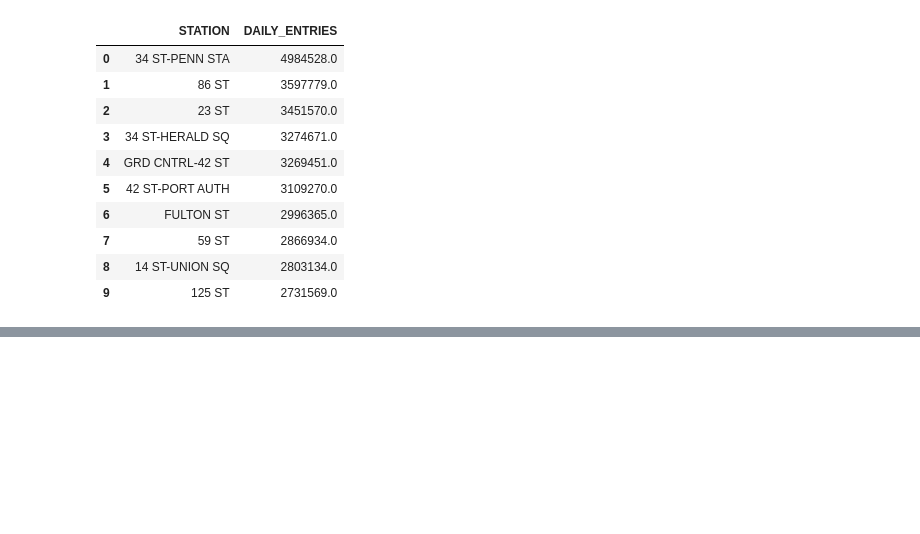
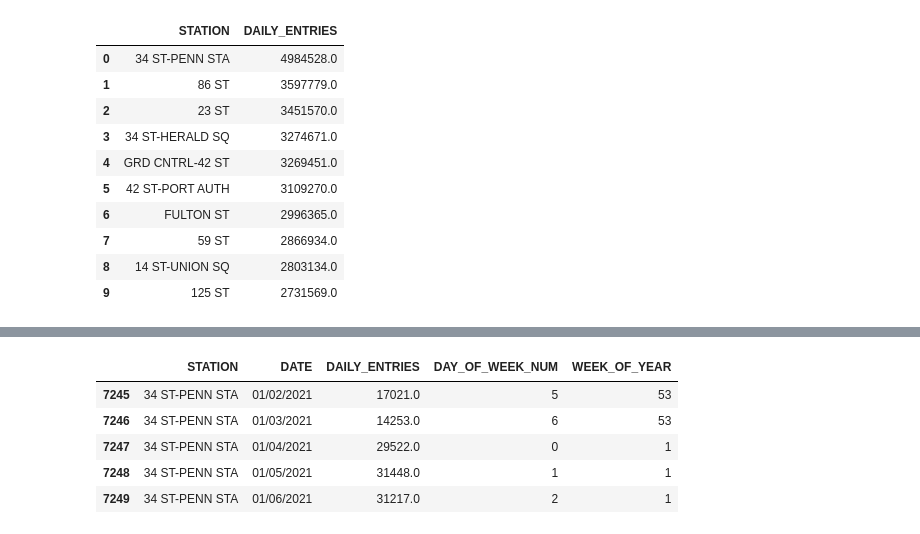
Before and after one commit to luongtruong77/EDA-project, a Jupyter notebook: EDA-project.ipynb, the cells around one changed output, grey strips where cells are left out. Saved outputs shown, nothing was run; the diff lists cells and outputs as text; code cells hidden in the pictures; blank space fills up the shorter version.

```diff
--- a/EDA-project.ipynb
+++ b/EDA-project.ipynb
@@ -475,3 +430,0 @@ The percentage of these rows compaired to the whole dataset is 0.5%
-# %%
-# Let's drop those rows
-df_daily = df_daily.drop(df_daily[df_daily.DAILY_ENTRIES > outlier_threshold].index)
@@ -597,0 +594,15 @@ plt.show()
+# %%
+#Filter out df for 34 st station
+station_daily_34_st = station_daily[station_daily.STATION == "34 ST-PENN STA"]
+
+#Dropping potential outliers
+drop_outlier(station_daily_34_st)
+
+#Plotting the figure
+plt.figure(figsize=(10,4))
+plt.plot(station_daily_34_st['DATE'], station_daily_34_st['DAILY_ENTRIES'])
+plt.ylabel('# of Entries')
+plt.xlabel('Date')
+plt.xticks([])
+plt.title('Daily Entries for 34 St-Penn Station')
+plt.show()
@@ -597,0 +613,9 @@ plt.show()
+# %%
+station_daily_34_st.drop(station_daily_34_st[station_daily_34_st.DAILY_ENTRIES > 100000].index, inplace=True)
+plt.figure(figsize=(10,4))
+plt.plot(station_daily_34_st['DATE'], station_daily_34_st['DAILY_ENTRIES'])
+plt.ylabel('# of Entries')
+plt.xlabel('Date')
+plt.xticks([])
+plt.title('Daily Entries for 34 St-Penn Station')
+plt.show()
@@ -597,0 +624,11 @@ plt.show()
+# %%
+station_daily_34_st['DAY_OF_WEEK_NUM'] = pd.to_datetime(station_daily_34_st['DATE']).dt.dayofweek
+station_daily_34_st['WEEK_OF_YEAR'] = pd.to_datetime(station_daily_34_st['DATE']).dt.week
+station_daily_34_st.head()
+# %% [output]
+|  | STATION | DATE | DAILY_ENTRIES | DAY_OF_WEEK_NUM | WEEK_OF_YEAR |
+| 7245 | 34 ST-PENN STA | 01/02/2021 | 17021.0 | 5 | 53 |
+| 7246 | 34 ST-PENN STA | 01/03/2021 | 14253.0 | 6 | 53 |
+| 7247 | 34 ST-PENN STA | 01/04/2021 | 29522.0 | 0 | 1 |
+| 7248 | 34 ST-PENN STA | 01/05/2021 | 31448.0 | 1 | 1 |
+| 7249 | 34 ST-PENN STA | 01/06/2021 | 31217.0 | 2 | 1 |
```
Also changed, not shown: parts of 73 cells of this notebook, 1 other file.
